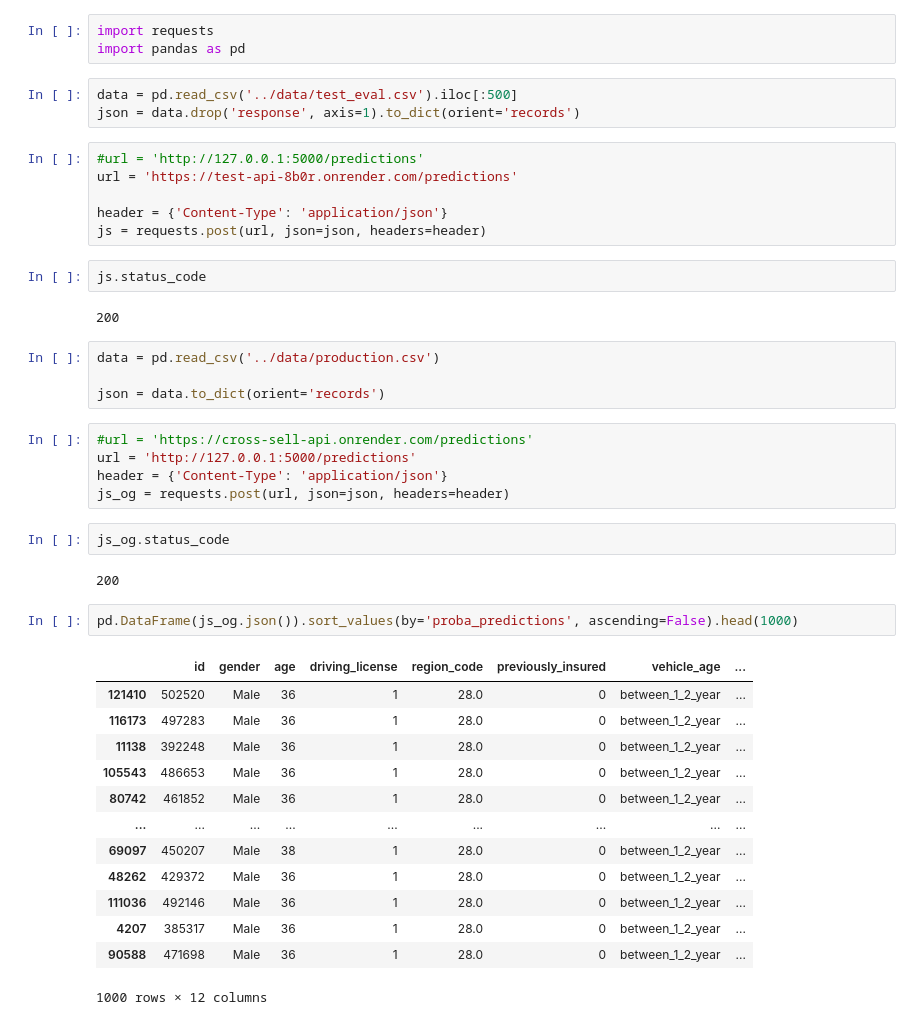
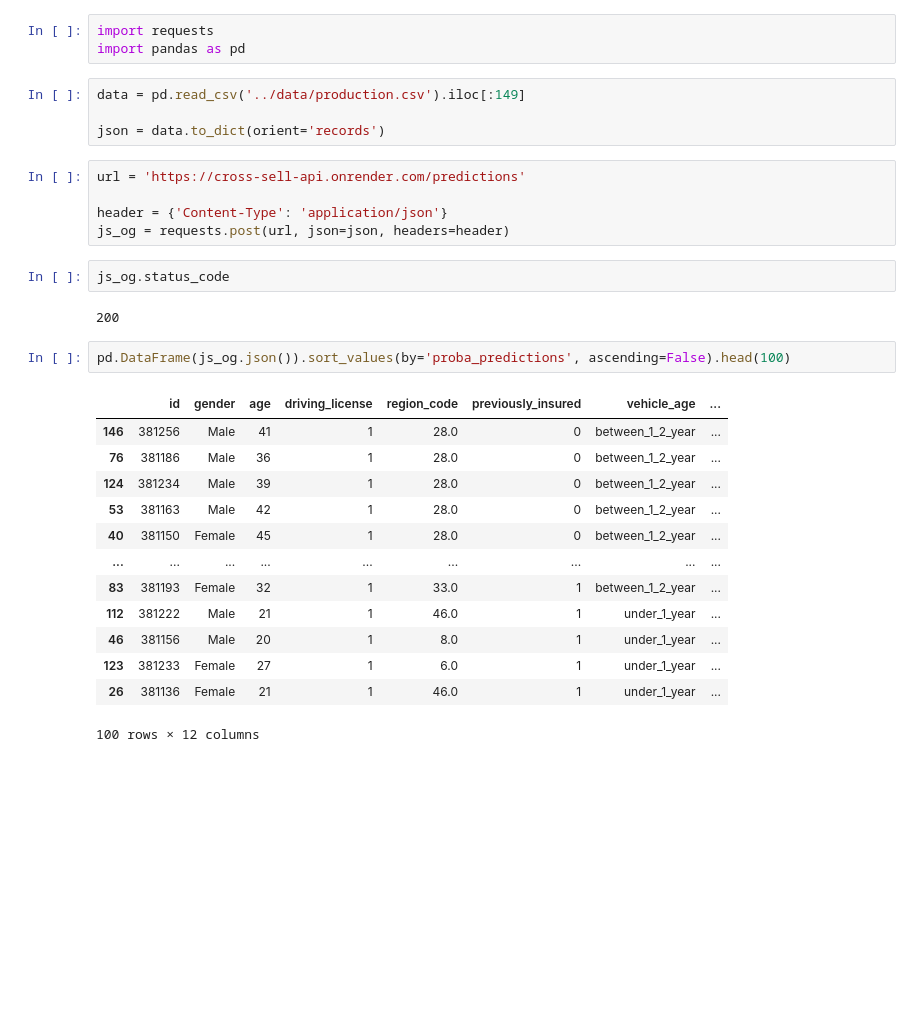
Before and after one commit to BrenoTeixeira/health_insurance_ranking, a Jupyter notebook: notebooks/cross_sell_models_and_results.ipynb, the cells around one changed output. Saved outputs shown, nothing was run; the diff lists cells and outputs as text; blank space fills up the shorter version.

```diff
--- a/notebooks/cross_sell_models_and_results.ipynb
+++ b/notebooks/cross_sell_models_and_results.ipynb
@@ -805,44 +805,31 @@ https://developers.google.com/machine-learning/crash-course/classification/roc-a
 import requests
 import pandas as pd
 # %%
-data = pd.read_csv('../data/test_eval.csv').iloc[:500]
-json = data.drop('response', axis=1).to_dict(orient='records')
+data = pd.read_csv('../data/production.csv').iloc[:149]
+
+json = data.to_dict(orient='records')
 # %%
-#url = 'http://127.0.0.1:5000/predictions'
-url = 'https://test-api-8b0r.onrender.com/predictions'
+url = 'https://cross-sell-api.onrender.com/predictions'
 
 header = {'Content-Type': 'application/json'}
-js = requests.post(url, json=json, headers=header)
+js_og = requests.post(url, json=json, headers=header)
-# %%
-js.status_code
-# %% [output]
-200
-# %%
-data = pd.read_csv('../data/production.csv')
-
-json = data.to_dict(orient='records')
-# %%
-#url = 'https://cross-sell-api.onrender.com/predictions'
-url = 'http://127.0.0.1:5000/predictions'
-header = {'Content-Type': 'application/json'}
-js_og = requests.post(url, json=json, headers=header)
 # %%
 js_og.status_code
 # %% [output]
 200
 # %%
-pd.DataFrame(js_og.json()).sort_values(by='proba_predictions', ascending=False).head(1000)
+pd.DataFrame(js_og.json()).sort_values(by='proba_predictions', ascending=False).head(100)
 # %% [output]
 |  | id | gender | age | driving_license | region_code | previously_insured | vehicle_age | ... |
-| 121410 | 502520 | Male | 36 | 1 | 28.0 | 0 | between_1_2_year | ... |
-| 116173 | 497283 | Male | 36 | 1 | 28.0 | 0 | between_1_2_year | ... |
-| 11138 | 392248 | Male | 36 | 1 | 28.0 | 0 | between_1_2_year | ... |
-| 105543 | 486653 | Male | 36 | 1 | 28.0 | 0 | between_1_2_year | ... |
-| 80742 | 461852 | Male | 36 | 1 | 28.0 | 0 | between_1_2_year | ... |
+| 146 | 381256 | Male | 41 | 1 | 28.0 | 0 | between_1_2_year | ... |
+| 76 | 381186 | Male | 36 | 1 | 28.0 | 0 | between_1_2_year | ... |
+| 124 | 381234 | Male | 39 | 1 | 28.0 | 0 | between_1_2_year | ... |
+| 53 | 381163 | Male | 42 | 1 | 28.0 | 0 | between_1_2_year | ... |
+| 40 | 381150 | Female | 45 | 1 | 28.0 | 0 | between_1_2_year | ... |
 | ... | ... | ... | ... | ... | ... | ... | ... | ... |
-| 69097 | 450207 | Male | 38 | 1 | 28.0 | 0 | between_1_2_year | ... |
-| 48262 | 429372 | Male | 36 | 1 | 28.0 | 0 | between_1_2_year | ... |
-| 111036 | 492146 | Male | 36 | 1 | 28.0 | 0 | between_1_2_year | ... |
-| 4207 | 385317 | Male | 36 | 1 | 28.0 | 0 | between_1_2_year | ... |
-| 90588 | 471698 | Male | 36 | 1 | 28.0 | 0 | between_1_2_year | ... |
+| 83 | 381193 | Female | 32 | 1 | 33.0 | 1 | between_1_2_year | ... |
+| 112 | 381222 | Male | 21 | 1 | 46.0 | 1 | under_1_year | ... |
+| 46 | 381156 | Male | 20 | 1 | 8.0 | 1 | under_1_year | ... |
+| 123 | 381233 | Female | 27 | 1 | 6.0 | 1 | under_1_year | ... |
+| 26 | 381136 | Female | 21 | 1 | 46.0 | 1 | under_1_year | ... |
-1000 rows × 12 columns
+100 rows × 12 columns
```
Also changed, not shown: parts of 1 cell of this notebook, 3 other files.
